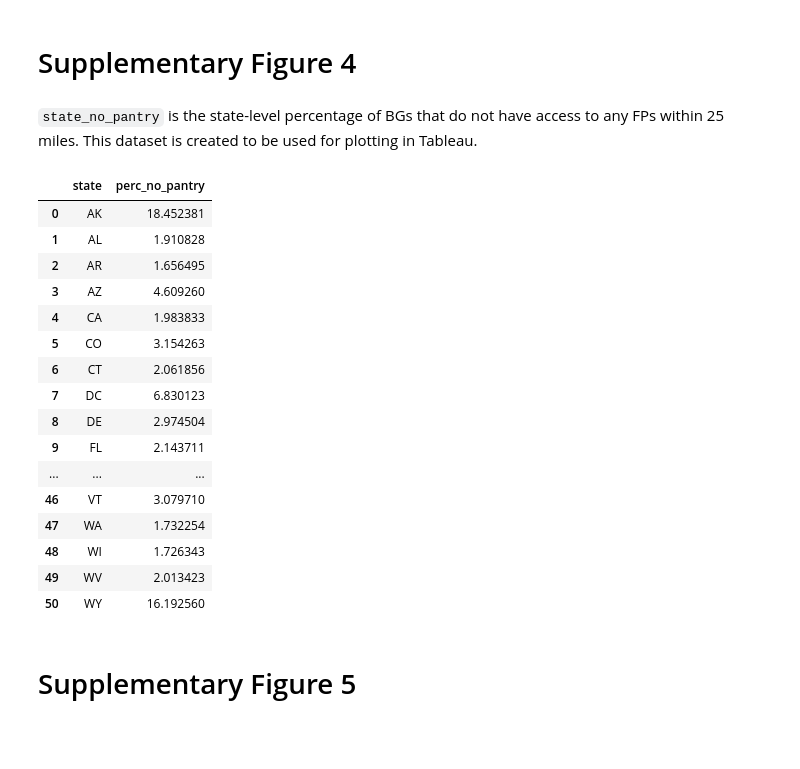
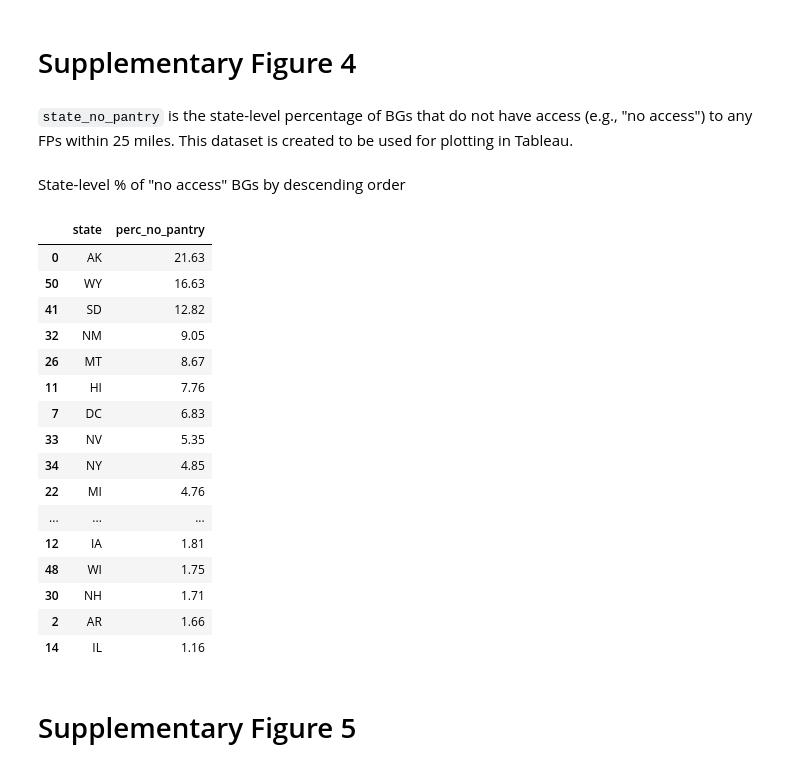
Before and after one commit to mimn97/pantry-research, a Jupyter notebook: notebooks/supp_material.ipynb, the cells around one changed output. Drawn from its saved outputs; the diff is of its cells as text; code cells hidden in the pictures; blank space fills up the shorter version.

```diff
--- a/notebooks/supp_material.ipynb
+++ b/notebooks/supp_material.ipynb
@@ -504,32 +504,34 @@ plt.xticks(rotation=45)
 # %% [markdown]
 # Supplementary Figure 4
 # %% [markdown]
-`state_no_pantry` is the state-level percentage of BGs that do not have access to any FPs within 25 miles. This dataset is created to be used for plotting in Tableau.
+`state_no_pantry` is the state-level percentage of BGs that do not have access (e.g., "no access") to any FPs within 25 miles. This dataset is created to be used for plotting in Tableau.
 # %%
-state_no_pantry = pd.DataFrame((bg_cont.loc[~bg_cont.bg_fips.isin(bg_with_fp)].bg_state.value_counts()) * 100/bg_cont.bg_state.value_counts())
+state_no_pantry = pd.DataFrame((no_access.bg_state.value_counts() * 100)/(bg_cont.bg_state.value_counts()))
 state_no_pantry.reset_index(inplace=True)
 
 state_no_pantry = state_no_pantry.rename(columns={'bg_state':'state', 'count':'perc_no_pantry'})
-# %%
-state_no_pantry
-# %% [output]
-|  | state | perc_no_pantry |
-| 0 | AK | 18.452381 |
-| 1 | AL | 1.910828 |
-| 2 | AR | 1.656495 |
-| 3 | AZ | 4.609260 |
-| 4 | CA | 1.983833 |
-| 5 | CO | 3.154263 |
-| 6 | CT | 2.061856 |
-| 7 | DC | 6.830123 |
-| 8 | DE | 2.974504 |
-| 9 | FL | 2.143711 |
-| ... | ... | ... |
-| 46 | VT | 3.079710 |
-| 47 | WA | 1.732254 |
-| 48 | WI | 1.726343 |
-| 49 | WV | 2.013423 |
-| 50 | WY | 16.192560 |
+# %% [markdown]
+State-level % of "no access" BGs by descending order
+# %%
+state_no_pantry.sort_values(by=['perc_no_pantry'], ascending=False).round(2)
+# %% [output]
+|  | state | perc_no_pantry |
+| 0 | AK | 21.63 |
+| 50 | WY | 16.63 |
+| 41 | SD | 12.82 |
+| 32 | NM | 9.05 |
+| 26 | MT | 8.67 |
+| 11 | HI | 7.76 |
+| 7 | DC | 6.83 |
+| 33 | NV | 5.35 |
+| 34 | NY | 4.85 |
+| 22 | MI | 4.76 |
+| ... | ... | ... |
+| 12 | IA | 1.81 |
+| 48 | WI | 1.75 |
+| 30 | NH | 1.71 |
+| 2 | AR | 1.66 |
+| 14 | IL | 1.16 |
 # %%
 #state_no_pantry.to_csv('../data/state_no_pantry.csv', index=False)
 # %% [markdown]
```
Also changed, not shown: parts of 6 cells of this notebook, 1 other file.
